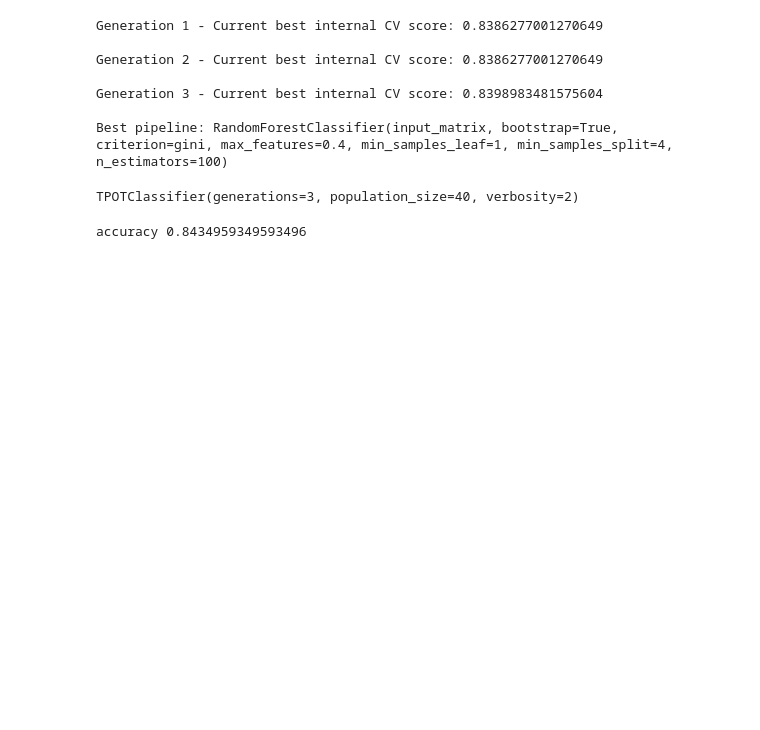
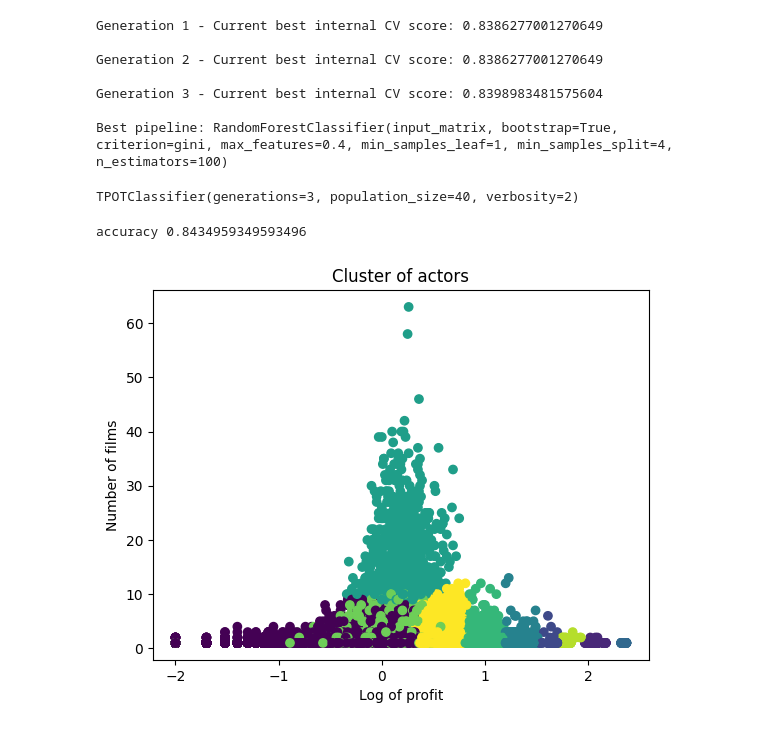
Before and after one commit to SamuAES/Daatta-tiimi, a Jupyter notebook: prediction_model.ipynb, the cells around one changed output. Saved outputs shown, nothing was run; the diff lists cells and outputs as text; code cells hidden in the pictures; blank space fills up the shorter version.

```diff
--- a/prediction_model.ipynb
+++ b/prediction_model.ipynb
@@ -259,17 +259,27 @@ tpot.export('tpot_profit_classifier.py')
 # directors_df[["nof_films_T", "avg_profit_T", "log_avg_profit_T", "avg_budget_T"]] = scaler.fit_transform(directors_df[["nof_films", "avg_profit", "log_avg_profit", "avg_budget"]])
 # writers_df[["nof_films_T", "avg_profit_T", "log_avg_profit_T", "avg_budget_T"]] = scaler.fit_transform(writers_df[["nof_films", "avg_profit", "log_avg_profit", "avg_budget"]])
 # %%
-# kmeans = KMeans(n_clusters=5)
+kmeans = KMeans(n_clusters=10)
 
-# kmeans.fit(actors_df[["nof_films_T", "avg_profit_T", "avg_budget_T"]])
-# actors_df["cluster"] = kmeans.labels_
+kmeans.fit(actors_df[["nof_films_T", "avg_profit", "avg_budget_T"]])
+actors_df["cluster"] = kmeans.labels_
 
-# kmeans.fit(directors_df[["nof_films_T", "avg_profit_T", "avg_budget_T"]])
-# directors_df["cluster"] = kmeans.labels_
+kmeans.fit(directors_df[["nof_films_T", "avg_profit", "avg_budget_T"]])
+directors_df["cluster"] = kmeans.labels_
 
-# kmeans.fit(writers_df[["nof_films_T", "avg_profit_T", "avg_budget_T"]])
-# writers_df["cluster"] = kmeans.labels_
+kmeans.fit(writers_df[["nof_films_T", "avg_profit", "avg_budget_T"]])
+writers_df["cluster"] = kmeans.labels_
 # %%
 # actors_df.to_csv("actors.csv")
 # directors_df.to_csv("directors.csv")
 # writers_df.to_csv("writers.csv")
+# %%
+import matplotlib.pyplot as plt
+
+plt.scatter(data=actors_df, x="log_avg_profit", y="nof_films", c="cluster")
+plt.xlabel("Log of profit")
+plt.ylabel("Number of films")
+plt.title("Cluster of actors")
+plt.show()
+# %% [output]
+[figure, added]
```
Also changed, not shown: parts of 4 cells of this notebook, 2 other files.
